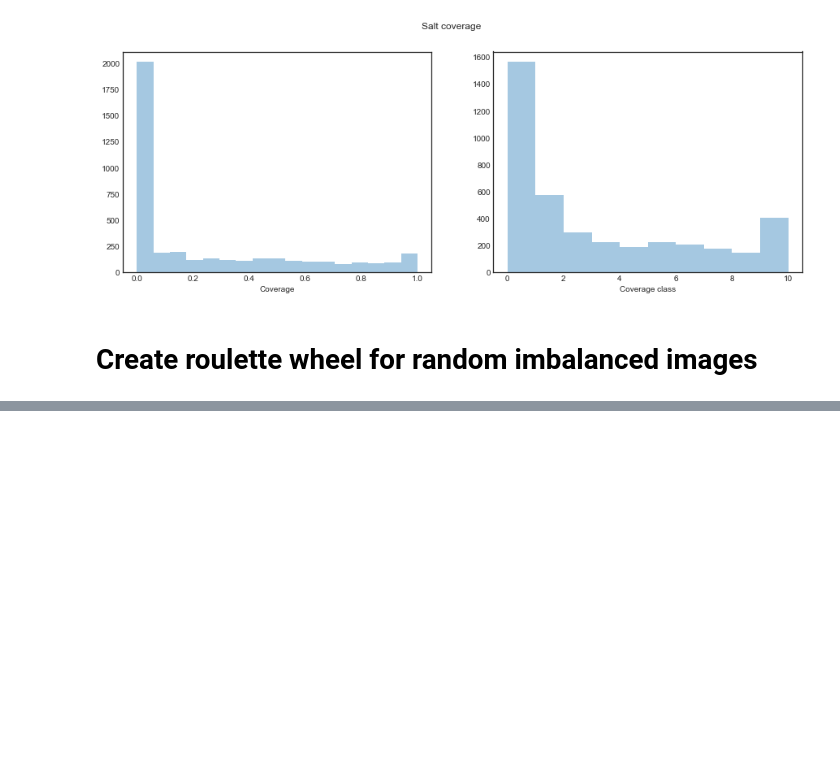
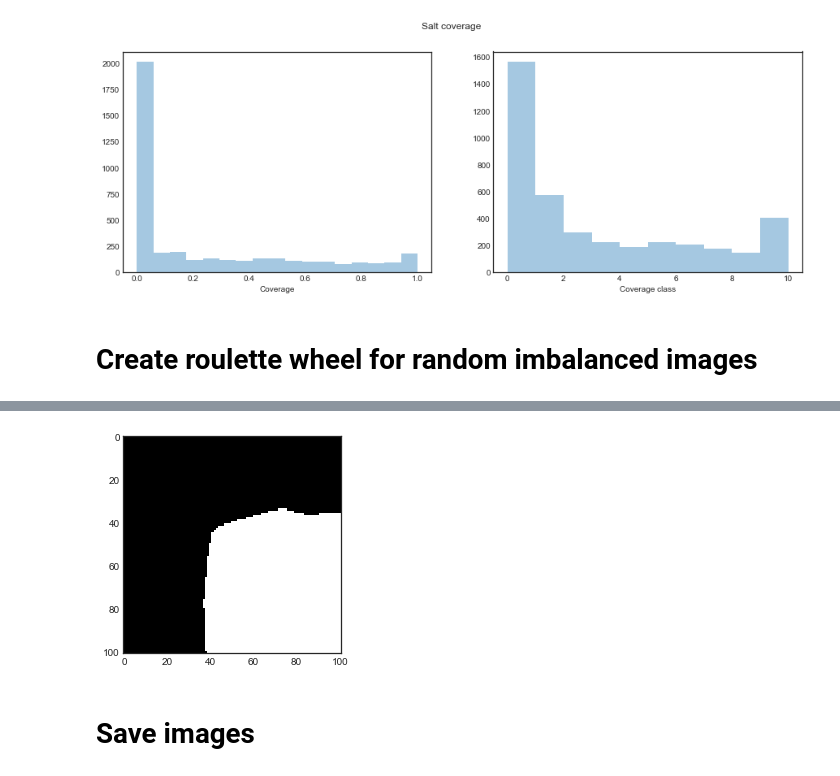
Before and after one commit to nnnnew/tgs-salt-identification, a Jupyter notebook: mixup.ipynb, the cells around one changed output, grey strips where cells are left out. Cells and saved outputs as stored; diff of their text form; code cells hidden in the pictures; blank space fills up the shorter version.

```diff
--- a/mixup.ipynb
+++ b/mixup.ipynb
@@ -132,0 +147,6 @@ coverage_class:  9  precentage -  15.583333333333334 % (16.0)
+# %%
+imgplot = plt.imshow(masks_aug[3999][0], cmap='gray')
+# %% [output]
+[figure, added]
+# %% [markdown]
+# Save images
```
Also changed, not shown: parts of 8 cells of this notebook, 6 other files.
